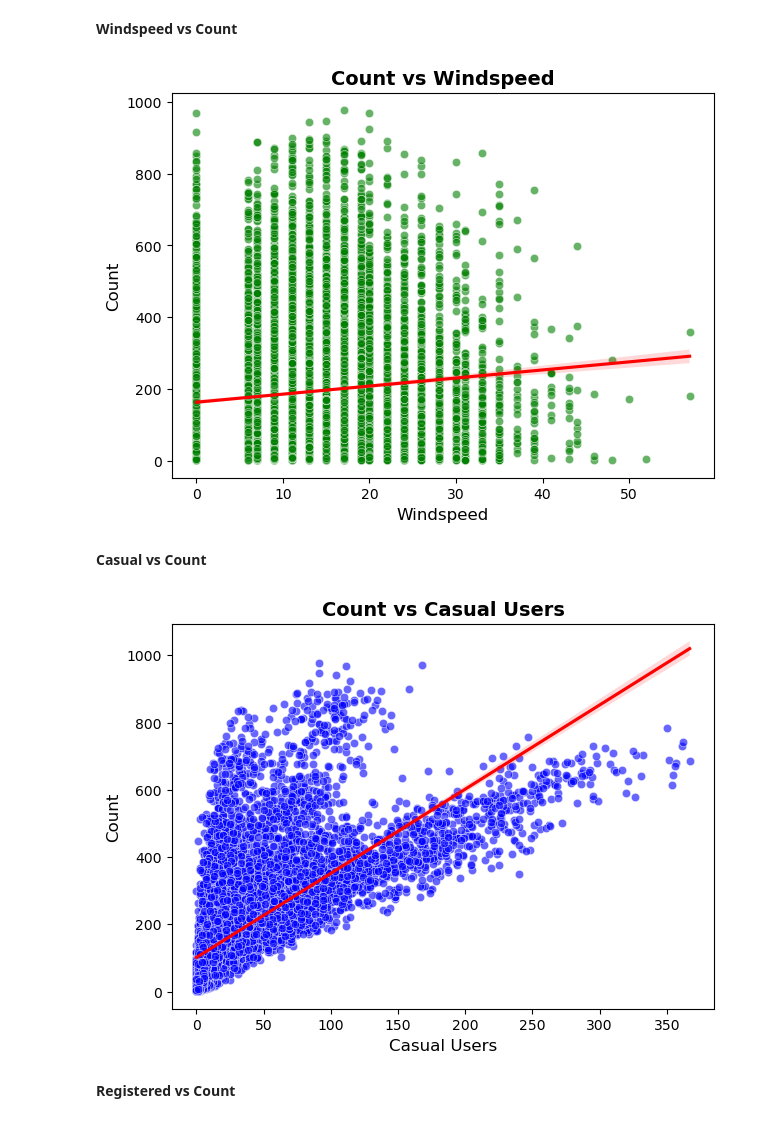
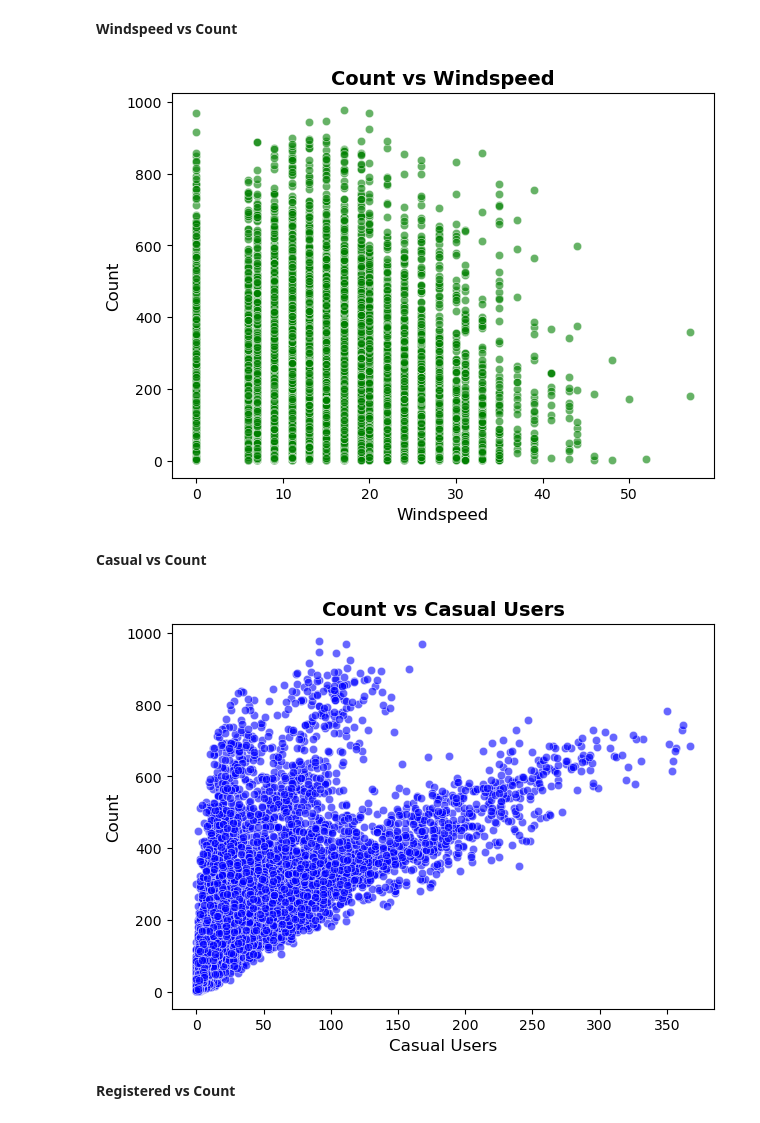
Before and after one commit to hemalatham236/Yulu-Data-set--Hypothesis-Testing, a Jupyter notebook: Yulu_Bike_sharing_Hypothesis_Testing.ipynb, the cells around one changed output. Drawn from its saved outputs; the diff is of its cells as text; code cells hidden in the pictures.

```diff
--- a/Yulu_Bike_sharing_Hypothesis_Testing.ipynb
+++ b/Yulu_Bike_sharing_Hypothesis_Testing.ipynb
@@ -705,25 +838,23 @@ plt.show()
 # %%
 plt.figure(figsize=(7,5))
 sns.scatterplot(x='windspeed', y='count', data=df, color='green', alpha=0.6)
-sns.regplot(x='windspeed', y='count', data=df, scatter=False, color='red')
 plt.title('Count vs Windspeed', fontsize=14, weight='bold')
 plt.xlabel('Windspeed', fontsize=12)
 plt.ylabel('Count', fontsize=12)
 plt.show()
 # %% [output]
-[figure, old version]
+[figure, new version]
 # %% [markdown]
 **Casual vs Count**
 # %%
 plt.figure(figsize=(7,5))
 sns.scatterplot(x='casual', y='count', data=df, color='blue', alpha=0.6)
-sns.regplot(x='casual', y='count', data=df, scatter=False, color='red')
 plt.title('Count vs Casual Users', fontsize=14, weight='bold')
 plt.xlabel('Casual Users', fontsize=12)
 plt.ylabel('Count', fontsize=12)
 plt.show()
 # %% [output]
-[figure, old version]
+[figure, new version]
 # %% [markdown]
 **Registered vs Count**
 # %%
```
Also changed, not shown: parts of 105 cells of this notebook, 1 other file.
